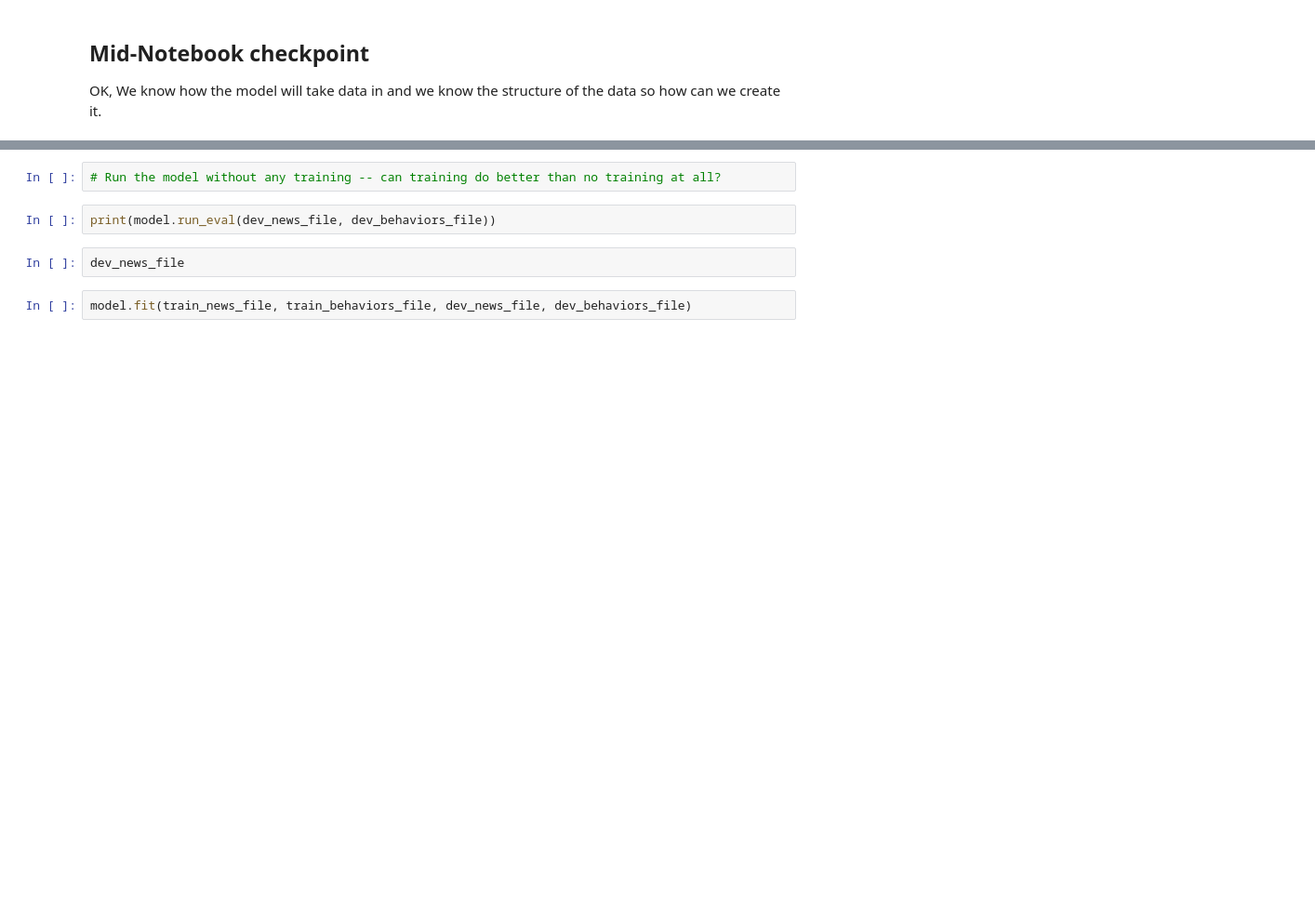
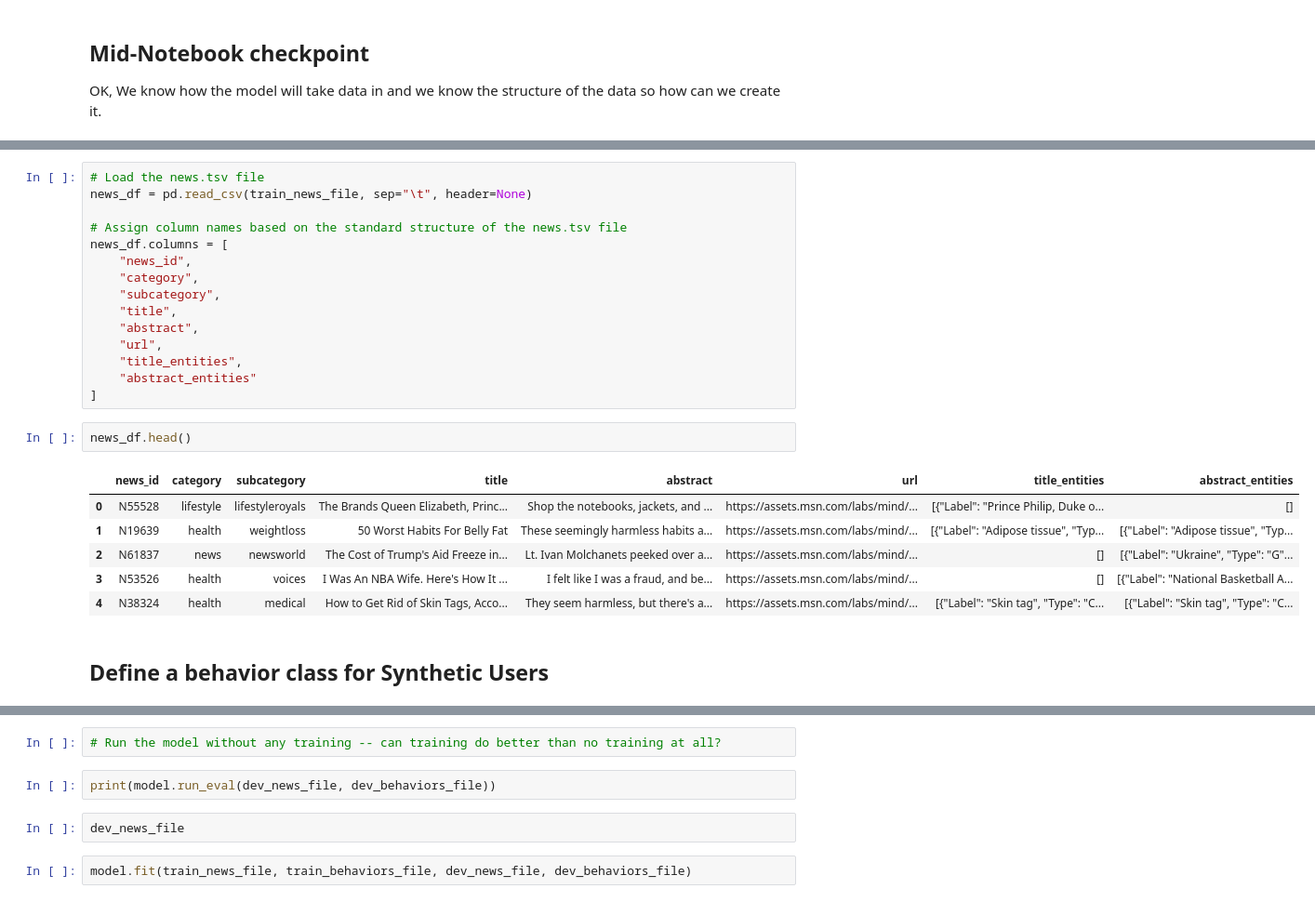
Before and after one commit to acsheller/cicero, a Jupyter notebook: SUBERX/jupyter/Nrms_Suber_small_dataset_to_SUBER1.ipynb, the cells around one changed output, grey strips where cells are left out. Shown: that part at 93% size. Cells and saved outputs as stored; diff of their text form; blank space fills up the shorter version.

Commit message:
working on analyst_behavior.py

```diff
--- a/SUBERX/jupyter/Nrms_Suber_small_dataset_to_SUBER1.ipynb
+++ b/SUBERX/jupyter/Nrms_Suber_small_dataset_to_SUBER1.ipynb
@@ -283,0 +357,26 @@ from pydantic_ai import Agent
+# %%
+# Load the news.tsv file
+news_df = pd.read_csv(train_news_file, sep="\t", header=None)
+
+# Assign column names based on the standard structure of the news.tsv file
+news_df.columns = [
+    "news_id",
+    "category",
+    "subcategory",
+    "title",
+    "abstract",
+    "url",
+    "title_entities",
+    "abstract_entities"
+]
+# %%
+news_df.head()
+# %% [output]
+|  | news_id | category | subcategory | title | abstract | url | title_entities | abstract_entities |
+| 0 | N55528 | lifestyle | lifestyleroyals | The Brands Queen Elizabeth, Princ... | Shop the notebooks, jackets, and ... | https://assets.msn.com/labs/mind/... | [{"Label": "Prince Philip, Duke o... | [] |
+| 1 | N19639 | health | weightloss | 50 Worst Habits For Belly Fat | These seemingly harmless habits a... | https://assets.msn.com/labs/mind/... | [{"Label": "Adipose tissue", "Typ... | [{"Label": "Adipose tissue", "Typ... |
+| 2 | N61837 | news | newsworld | The Cost of Trump's Aid Freeze in... | Lt. Ivan Molchanets peeked over a... | https://assets.msn.com/labs/mind/... | [] | [{"Label": "Ukraine", "Type": "G"... |
+| 3 | N53526 | health | voices | I Was An NBA Wife. Here's How It ... | I felt like I was a fraud, and be... | https://assets.msn.com/labs/mind/... | [] | [{"Label": "National Basketball A... |
+| 4 | N38324 | health | medical | How to Get Rid of Skin Tags, Acco... | They seem harmless, but there's a... | https://assets.msn.com/labs/mind/... | [{"Label": "Skin tag", "Type": "C... | [{"Label": "Skin tag", "Type": "C... |
+# %% [markdown]
+## Define a behavior class for Synthetic Users
```
Also changed, not shown: parts of 35 cells of this notebook, 3 other files.
